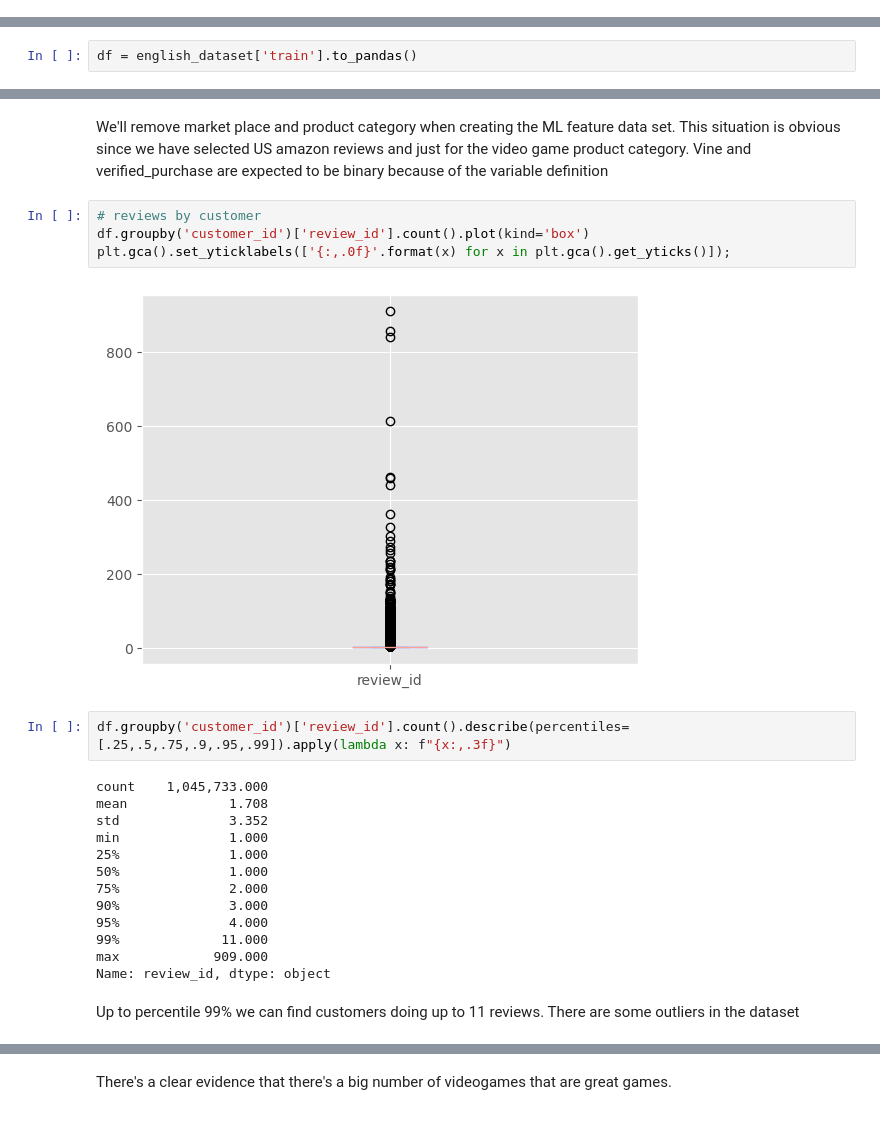
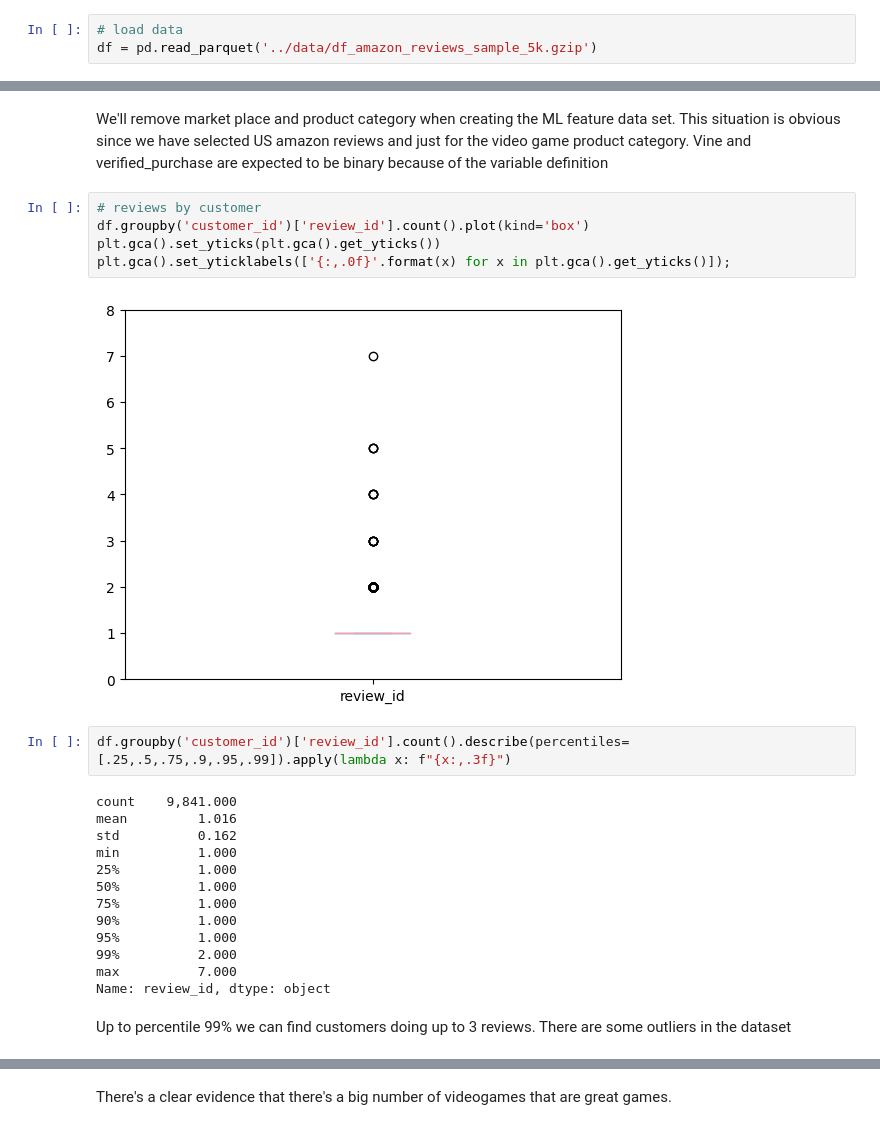
Before and after one commit to rodrigo-92/Data-Science-Projects, a Jupyter notebook: own_projects/amazon_reviews/eda/01-v1-EDA.ipynb, the cells around one changed output, grey strips where cells are left out. Saved outputs shown, nothing was run; the diff lists cells and outputs as text.

```diff
--- a/own_projects/amazon_reviews/eda/01-v1-EDA.ipynb
+++ b/own_projects/amazon_reviews/eda/01-v1-EDA.ipynb
@@ -42,2 +97,5 @@ Dataset amazon_us_reviews downloaded and prepared to C:/Users/Rodrigo/.cache/hug
+# %%
+# load data
+df = pd.read_parquet('../data/df_amazon_reviews_sample_5k.gzip')
 # %% [markdown]
 # Helping functions
@@ -84,4 +133,2 @@ We notice from the feature report that some variables are binary like 'vine' and
 # %% [markdown]
 # Field analysis
-# %%
-df = english_dataset['train'].to_pandas()
@@ -154,26 +179,27 @@ We'll remove market place and product category when creating the ML feature data
 # %%
 # reviews by customer
 df.groupby('customer_id')['review_id'].count().plot(kind='box')
+plt.gca().set_yticks(plt.gca().get_yticks())
 plt.gca().set_yticklabels(['{:,.0f}'.format(x) for x in plt.gca().get_yticks()]);
 # %% [output]
-[figure, old version]
+[figure, new version]
 # %%
 df.groupby('customer_id')['review_id'].count().describe(percentiles=[.25,.5,.75,.9,.95,.99]).apply(lambda x: f"{x:,.3f}")
 # %% [output]
-count    1,045,733.000
-mean             1.708
-std              3.352
-min              1.000
-25%              1.000
-50%              1.000
-75%              2.000
-90%              3.000
-95%              4.000
-99%             11.000
-max            909.000
+count    9,841.000
+mean         1.016
+std          0.162
+min          1.000
+25%          1.000
+50%          1.000
+75%          1.000
+90%          1.000
+95%          1.000
+99%          2.000
+max          7.000
 Name: review_id, dtype: object
 # %% [markdown]
-Up to percentile 99% we can find customers doing up to 11 reviews. There are some outliers in the dataset
+Up to percentile 99% we can find customers doing up to 3 reviews. There are some outliers in the dataset
 # %%
 # sample of reviews done by the customer with highest number of reviews
 customers = df.groupby('customer_id')['review_id'].count()
```
Also changed, not shown: parts of 77 cells of this notebook.
